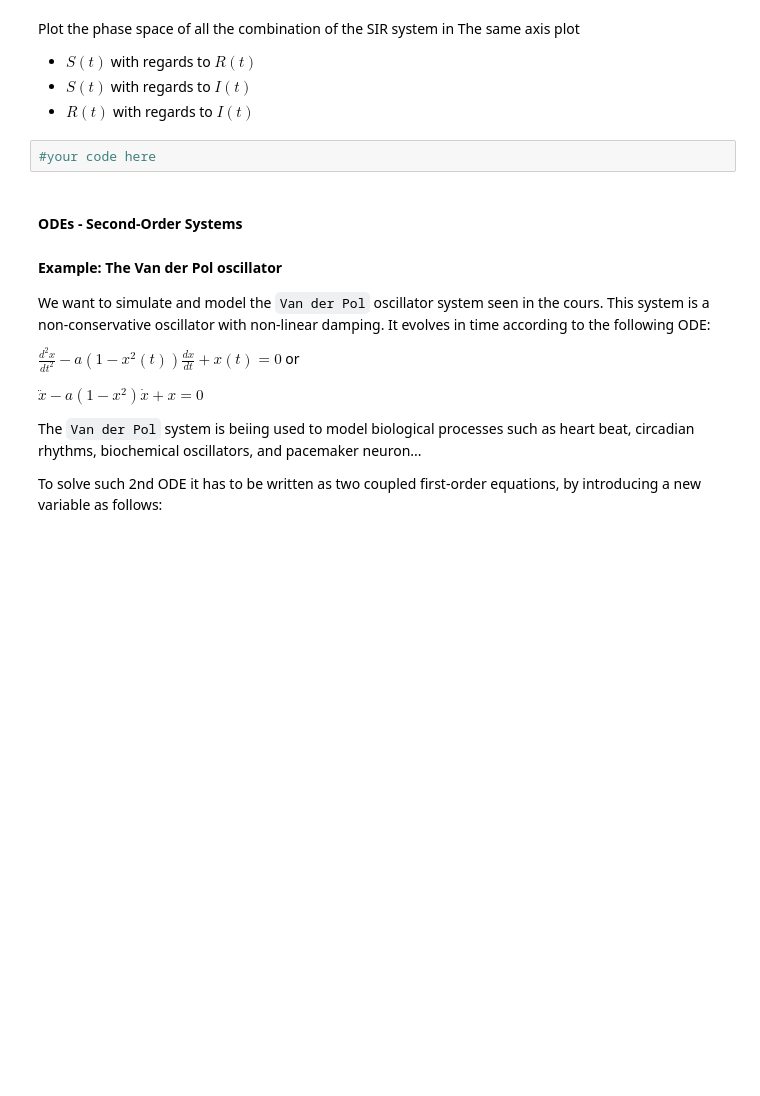
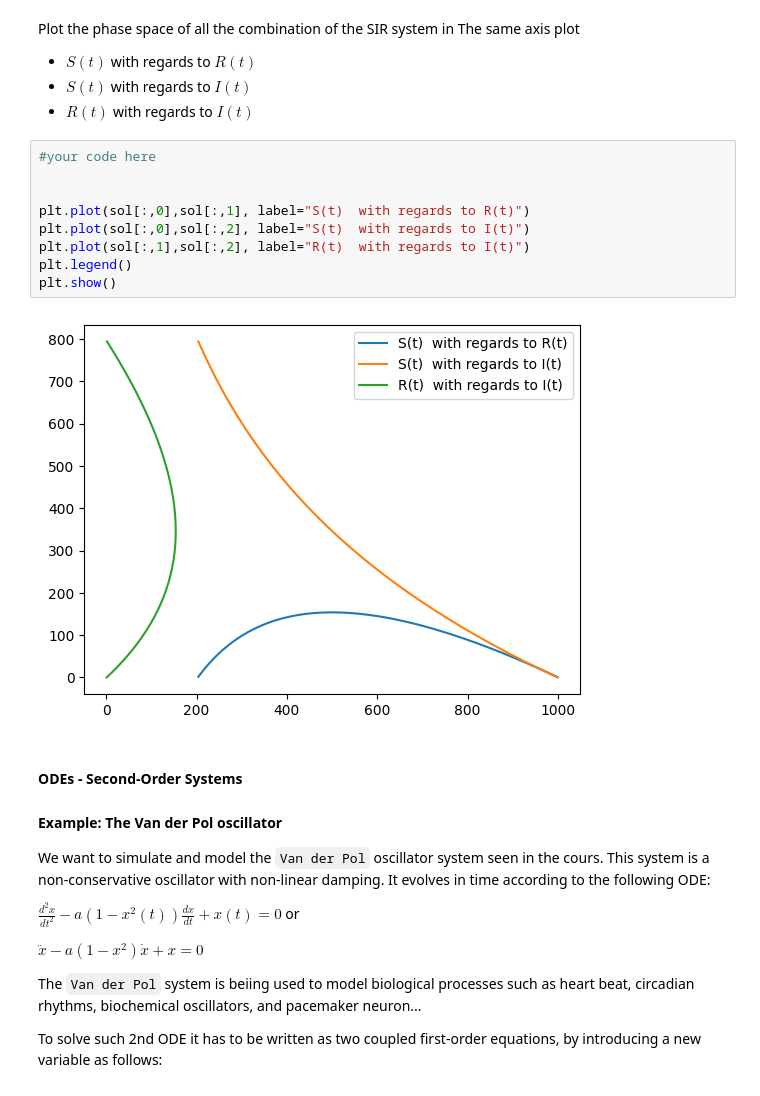
Before and after one commit to amaliahm/modeling_and_simulation_labs, a Jupyter notebook: ModSim_Lab4/ModSim_Lab4.ipynb, the cells around one changed output. Drawn from its saved outputs; the diff is of its cells as text; blank space fills up the shorter version.

```diff
--- a/ModSim_Lab4/ModSim_Lab4.ipynb
+++ b/ModSim_Lab4/ModSim_Lab4.ipynb
@@ -487,8 +590,17 @@ Plot the phase space of all the combination of the SIR system in The same axis p
 <li> $S(t)$ with regards to $I(t)$
 <li> $R(t)$ with regards to $I(t)$
 </ul>
-# %%
-#your code here
+# %%
+#your code here
+
+
+plt.plot(sol[:,0],sol[:,1], label="S(t)  with regards to R(t)")
+plt.plot(sol[:,0],sol[:,2], label="S(t)  with regards to I(t)")
+plt.plot(sol[:,1],sol[:,2], label="R(t)  with regards to I(t)")
+plt.legend()
+plt.show()
+# %% [output]
+[figure, added]
 # %% [markdown]
 #### ODEs - Second-Order Systems
 #### Example:  The Van der Pol oscillator
```
Also changed, not shown: parts of 9 cells of this notebook.
